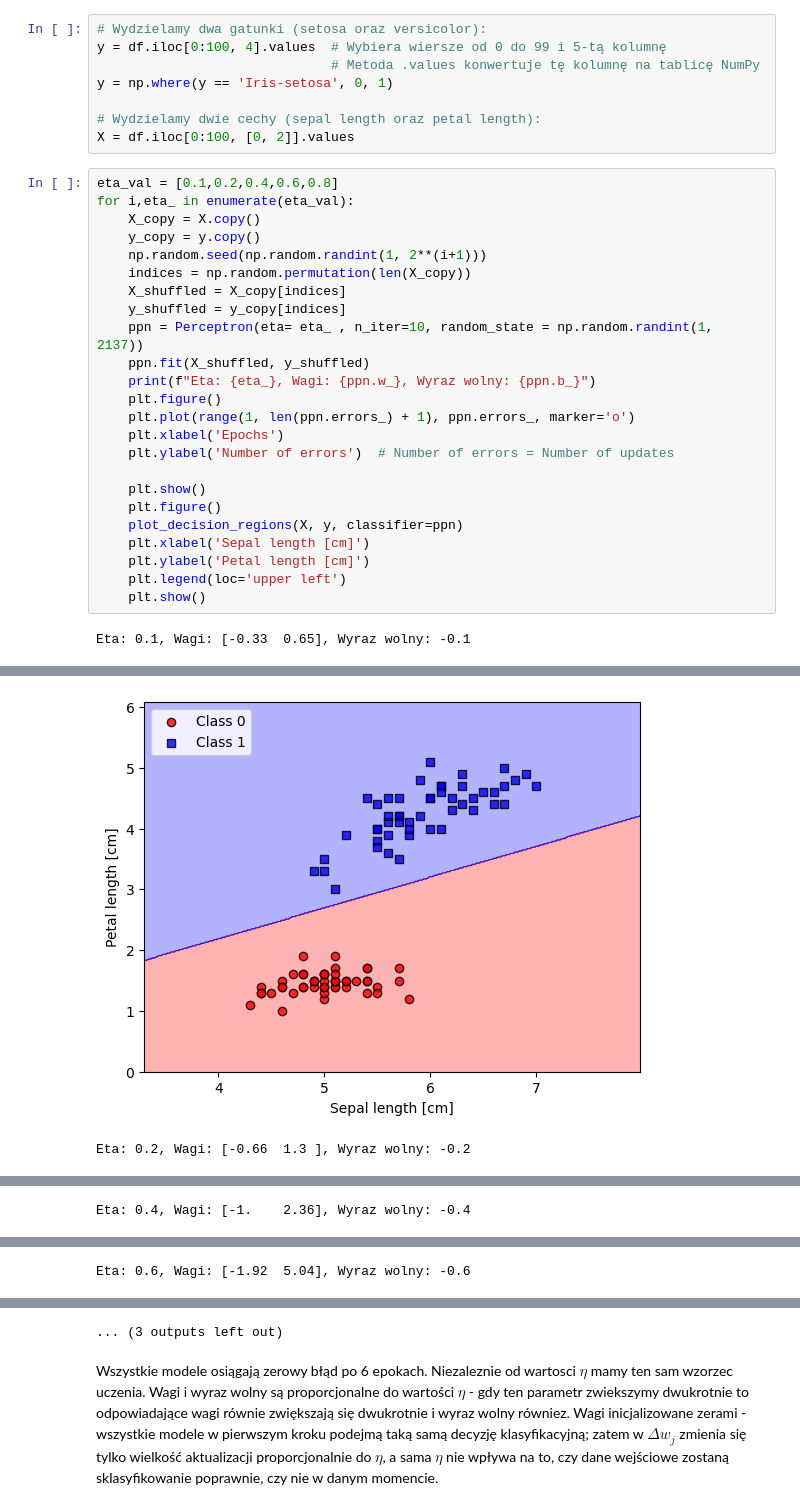
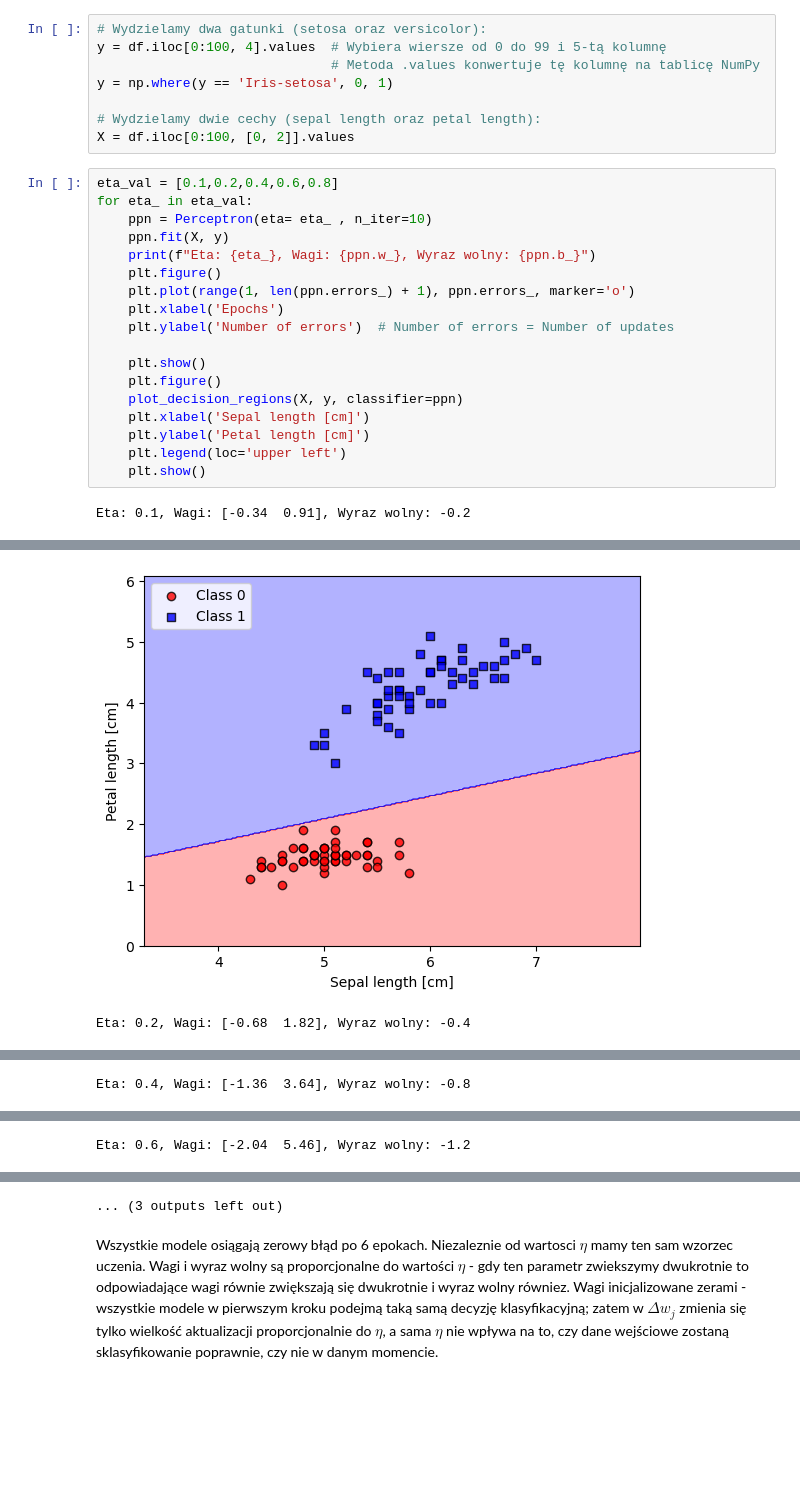
Before and after one commit to klambq/Sieci_Neuronowe_i_DL, a Jupyter notebook: laby/SNiDL_l1_v.1.0.0.ipynb, the cells around one changed output, grey strips where cells are left out. Drawn from its saved outputs; the diff is of its cells as text; blank space fills up the shorter version.

```diff
--- a/laby/SNiDL_l1_v.1.0.0.ipynb
+++ b/laby/SNiDL_l1_v.1.0.0.ipynb
@@ -140,15 +140,9 @@ y = np.where(y == 'Iris-setosa', 0, 1)
 X = df.iloc[0:100, [0, 2]].values
 # %%
 eta_val = [0.1,0.2,0.4,0.6,0.8]
-for i,eta_ in enumerate(eta_val):
-    X_copy = X.copy()
-    y_copy = y.copy()
-    np.random.seed(np.random.randint(1, 2**(i+1)))
-    indices = np.random.permutation(len(X_copy))
-    X_shuffled = X_copy[indices]
-    y_shuffled = y_copy[indices]
-    ppn = Perceptron(eta= eta_ , n_iter=10, random_state = np.random.randint(1, 2137))
-    ppn.fit(X_shuffled, y_shuffled)
+for eta_ in eta_val:
+    ppn = Perceptron(eta= eta_ , n_iter=10)
+    ppn.fit(X, y)
     print(f"Eta: {eta_}, Wagi: {ppn.w_}, Wyraz wolny: {ppn.b_}")
     plt.figure()
     plt.plot(range(1, len(ppn.errors_) + 1), ppn.errors_, marker='o')
@@ -163,4 +157,4 @@ for i,eta_ in enumerate(eta_val):
     plt.legend(loc='upper left')
     plt.show()
 # %% [output]
-Eta: 0.1, Wagi: [-0.33  0.65], Wyraz wolny: -0.1
+Eta: 0.1, Wagi: [-0.34  0.91], Wyraz wolny: -0.2
@@ -168,2 +162,2 @@ Eta: 0.1, Wagi: [-0.33  0.65], Wyraz wolny: -0.1
-[figure, old version]
+[figure, new version]
-Eta: 0.2, Wagi: [-0.66  1.3 ], Wyraz wolny: -0.2
+Eta: 0.2, Wagi: [-0.68  1.82], Wyraz wolny: -0.4
@@ -172 +166 @@ Eta: 0.2, Wagi: [-0.66  1.3 ], Wyraz wolny: -0.2
-Eta: 0.4, Wagi: [-1.    2.36], Wyraz wolny: -0.4
+Eta: 0.4, Wagi: [-1.36  3.64], Wyraz wolny: -0.8
@@ -175 +169 @@ Eta: 0.4, Wagi: [-1.    2.36], Wyraz wolny: -0.4
-Eta: 0.6, Wagi: [-1.92  5.04], Wyraz wolny: -0.6
+Eta: 0.6, Wagi: [-2.04  5.46], Wyraz wolny: -1.2
```
Also changed, not shown: parts of 1 cell of this notebook, 1 other file.
